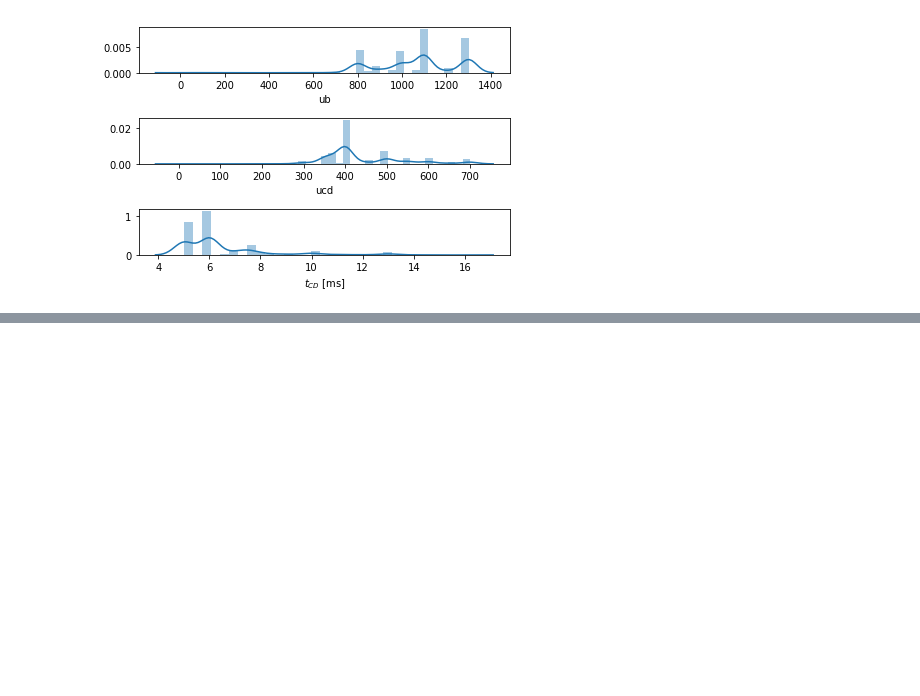
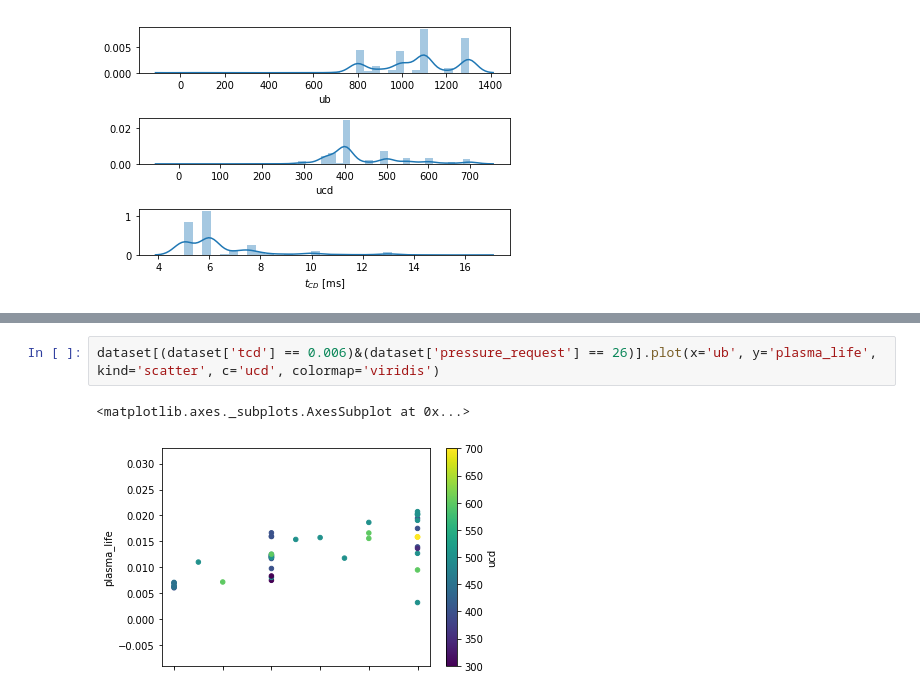
Before and after one commit to jhillairet/GOLEM, a Jupyter notebook: GOLEM_Estimating the best parameter set to maximize something.ipynb, the cells around one changed output, grey strips where cells are left out. Drawn from its saved outputs; the diff is of its cells as text; blank space fills up the shorter version.

```diff
--- a/GOLEM_Estimating the best parameter set to maximize something.ipynb
+++ b/GOLEM_Estimating the best parameter set to maximize something.ipynb
@@ -155,0 +209,5 @@ g.map_offdiag(seaborn.kdeplot, cmap="Blues_d", n_levels=6);
+# %%
+dataset[(dataset['tcd'] == 0.006)&(dataset['pressure_request'] == 26)].plot(x='ub', y='plasma_life', kind='scatter', c='ucd', colormap='viridis')
+# %% [output]
+<matplotlib.axes._subplots.AxesSubplot at 0x...>
+[figure, added]
```
Also changed, not shown: parts of 14 cells of this notebook, 1 other file.
